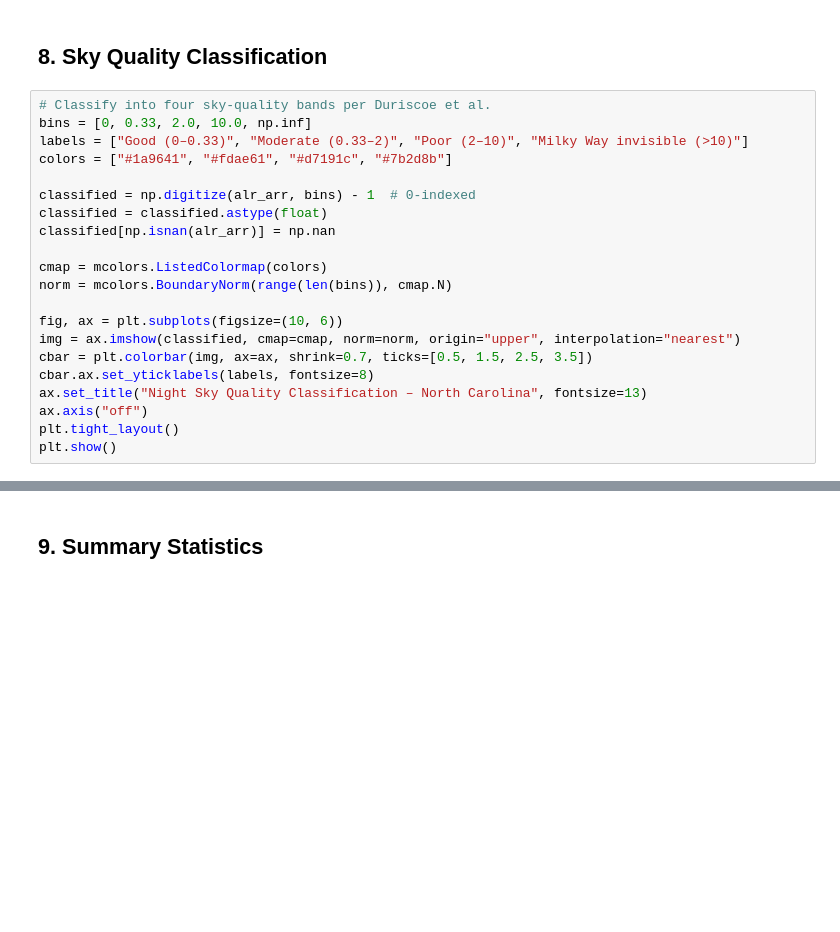
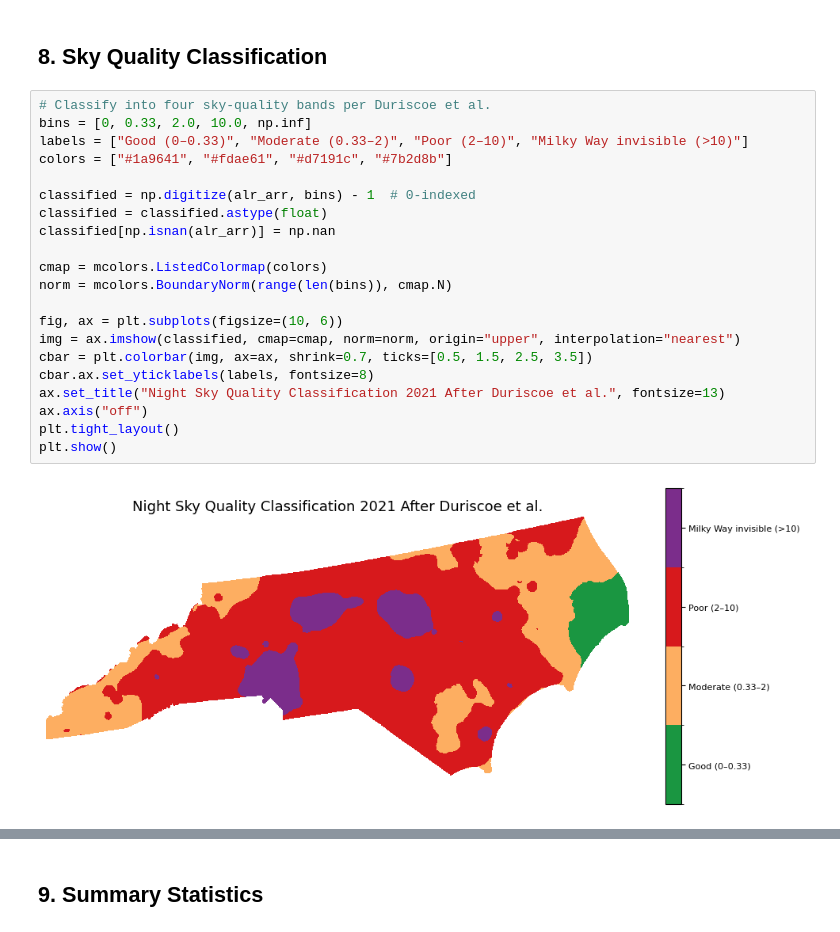
Before and after one commit to ThomWorm/nightlights, a Jupyter notebook: 05_diffusion_testing.ipynb, the cells around one changed output, grey strips where cells are left out. Cells and saved outputs as stored; diff of their text form; blank space fills up the shorter version.

```diff
--- a/05_diffusion_testing.ipynb
+++ b/05_diffusion_testing.ipynb
@@ -184,21 +234,23 @@ plt.show()
 # %%
 # Classify into four sky-quality bands per Duriscoe et al.
 bins = [0, 0.33, 2.0, 10.0, np.inf]
 labels = ["Good (0–0.33)", "Moderate (0.33–2)", "Poor (2–10)", "Milky Way invisible (>10)"]
 colors = ["#1a9641", "#fdae61", "#d7191c", "#7b2d8b"]
 
 classified = np.digitize(alr_arr, bins) - 1  # 0-indexed
 classified = classified.astype(float)
 classified[np.isnan(alr_arr)] = np.nan
 
 cmap = mcolors.ListedColormap(colors)
 norm = mcolors.BoundaryNorm(range(len(bins)), cmap.N)
 
 fig, ax = plt.subplots(figsize=(10, 6))
 img = ax.imshow(classified, cmap=cmap, norm=norm, origin="upper", interpolation="nearest")
 cbar = plt.colorbar(img, ax=ax, shrink=0.7, ticks=[0.5, 1.5, 2.5, 3.5])
 cbar.ax.set_yticklabels(labels, fontsize=8)
-ax.set_title("Night Sky Quality Classification – North Carolina", fontsize=13)
+ax.set_title("Night Sky Quality Classification 2021 After Duriscoe et al.", fontsize=13)
 ax.axis("off")
 plt.tight_layout()
 plt.show()
+# %% [output]
+[figure, added]
```
Also changed, not shown: parts of 11 cells of this notebook, 9 other files.
